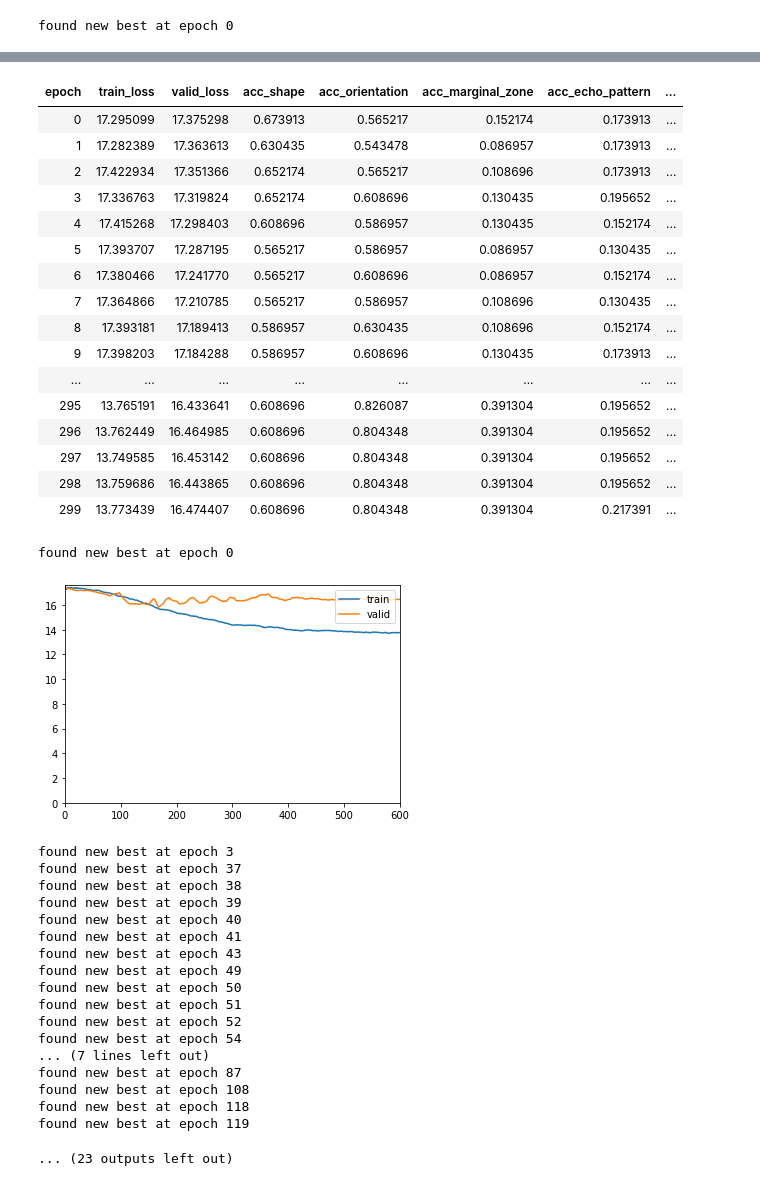
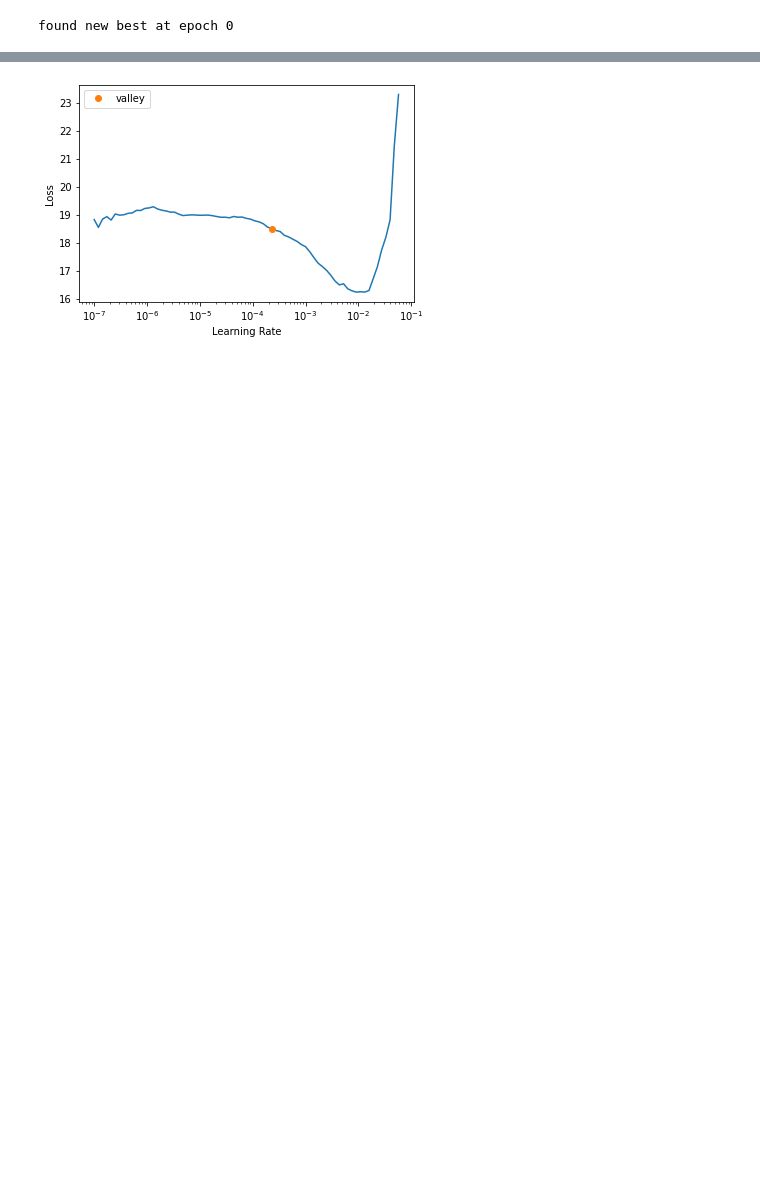
Before and after one commit to joshjarvey/DS785-BUS-Interpretation, a Jupyter notebook: densenet201/DenseNet201 BUS Multitask.ipynb, the cells around one changed output, grey strips where cells are left out. Saved outputs shown, nothing was run; the diff lists cells and outputs as text; code cells hidden in the pictures; blank space fills up the shorter version.

```diff
--- a/densenet201/DenseNet201 BUS Multitask.ipynb
+++ b/densenet201/DenseNet201 BUS Multitask.ipynb
@@ -49,20 +48,15 @@ def calc_median_likelihood(birads_score):
 # %%
 # set number of splits for cv training.
 k=5
-
-  # set to true to write the output to a csv file.
 write_output = False
 
   # specify features to keep from annotations file.
-features_of_interest = ['external_id','pathology','predicted_histology','predicted_birads','shape_acr','orientation','marginal_zone_acr','echo_pattern_acr','posterior_features_acr']
+features_of_interest = ['external_id','pathology','predicted_birads','shape_acr','orientation','marginal_zone_acr','echo_pattern_acr','posterior_features_acr']
 
 df = pd.read_csv('/content/gdrive/MyDrive/BUS Project Home/Datasets/Mayo/mayo_dataset/annotations_histology.csv')[features_of_interest]
 
   # set "elevated risk" to "benign".
 df['pathology'] = np.where(df['pathology']=='Elevated Risk','Benign',df['pathology'])
-
-  # capitalize the value to make it match actual pathology results.
-df['predicted_histology'] = df['predicted_histology'].apply(lambda x: str(x).capitalize())
 
   # remove unknown pathologies, and missing birads scores.
 df = df[df['pathology']!='Unknown']
@@ -71,7 +65,7 @@ df = df[df['predicted_birads'].notna()]
   # calculate median likelihood of malignancy based on ranges - do not convert to decimal.
 df['median_likelihood_of_malignancy'] = df['predicted_birads'].apply(lambda x: calc_median_likelihood(x))
 
-  # FastAI function to get a list of all pre-cropped image files.
+  # get a list of all pre-cropped image files.
 image_urls = get_image_files('/content/gdrive/MyDrive/BUS Project Home/Share_with_group/Jeff_Baggett/bus_data/first_mayo_fastai/images').items
 
   # for each id (x), find all urls associated with that id and affix it to the dataframe as a list of values.
@@ -359,8 +289,6 @@ batch_tfms = [*aug_transforms(size=256,
               Normalize.from_stats(*imagenet_stats)]
 # %%
 from os.path import exists
-
-# This tracker callback triggers when a new best model is found. It writes out the new models metrics, preds, and targets.
 
 class SaveBestMetrics(TrackerCallback):
     order=TrackerCallback.order+4
@@ -369,8 +297,8 @@ class SaveBestMetrics(TrackerCallback):
         comp=np.less, # numpy comparison operator; np.less if monitor is loss, np.greater if monitor is metric.
         min_delta=0., # minimum delta between the last monitor value and the best monitor value.
         reset_on_fit=True, # before model fitting, reset value being monitored to -infinity (if monitor is metric) or +infinity (if monitor is loss).
-        fold=0, # pass in fold to know where to save metrics.
-        length=0, # pass in length of each validation set to know where to save preds.
+        fold=0,
+        length=0
     ):
         super().__init__(monitor=monitor, comp=comp, min_delta=min_delta, reset_on_fit=reset_on_fit)
         self.fold = fold
@@ -381,7 +309,7 @@ class SaveBestMetrics(TrackerCallback):
 
           if self.new_best:
             print(f"found new best at epoch {self.epoch}")
-            metrics_file_name = '/content/gdrive/MyDrive/BUS Project Home/Share_with_group/Josh_Jarvey/cv results/results_metrics_resnet.csv'
+            metrics_file_name = '/content/gdrive/MyDrive/BUS Project Home/Share_with_group/Josh_Jarvey/cv results/results_metrics_densenet2.csv'
               # put together the name of the metrics and the new best values into a dataframe. self in this scope is the actual learner object.
             best_stats = pd.DataFrame([dict(zip(self.recorder.__dict__['metric_names'],self.recorder.__dict__['log']))])
               # if results file doesnt exist, create it. Otherwise, open the file, and either add the new row for the new fold or update its value with the new best value.
@@ -397,7 +325,7 @@ class SaveBestMetrics(TrackerCallback):
 
 
               # PREDS
-            preds_file_name = '/content/gdrive/MyDrive/BUS Project Home/Share_with_group/Josh_Jarvey/cv results/results_preds_resnet.csv'
+            preds_file_name = '/content/gdrive/MyDrive/BUS Project Home/Share_with_group/Josh_Jarvey/cv results/results_preds_densenet2.csv'
             preds=self.pred
             df_preds_current = pd.DataFrame()
 
@@ -420,7 +348,7 @@ class SaveBestMetrics(TrackerCallback):
 
 
               # TARGETS
-            targets_file_name = '/content/gdrive/MyDrive/BUS Project Home/Share_with_group/Josh_Jarvey/cv results/results_targets_resnet.csv'
+            targets_file_name = '/content/gdrive/MyDrive/BUS Project Home/Share_with_group/Josh_Jarvey/cv results/results_targets_densenet2.csv'
             df_targets_current = self.dls.valid.items[['shape_acr','orientation','marginal_zone_acr','echo_pattern_acr','posterior_features_acr','median_likelihood_of_malignancy','pathology']].reset_index().drop("index",axis=1)
 
             if not exists(targets_file_name) or self.fold==0:
@@ -434,4 +417,4 @@ class SaveBestMetrics(TrackerCallback):
 # %%
-from torchvision.models.resnet import ResNet34_Weights
-net = MultiModel(backbone=resnet34(weights=ResNet34_Weights.IMAGENET1K_V1))
+from torchvision.models.densenet import DenseNet201_Weights
+net = MultiModel(backbone=densenet201(weights=DenseNet201_Weights.DEFAULT))
 # %% [output]
@@ -439,25 +422,25 @@ Downloading: "https://download.pytorch.org/models/resnet34-b627a593.pth" to /roo
 # %%
 # k-fold cross-validation training. Each training session uses its own dataloader with the defined validation column
-
+bs=32 # smaller batch size to avoid memory limitations within colab.
 all_preds=[]
 all_targets=[]
 smax = nn.Softmax(dim=0)
-len_valid = [len(df[df[f'fold{i}_is_valid']==1]) for i in range(k)] # get the length of each fold's validation set. This is used in the callback to know where to write up best new results.
+len_valid = [len(df[df[f'fold{i}_is_valid']==1]) for i in range(k)] # get the length of each fold's validation set. This is used in the callback to know where to write the best new results.
 
-
-for i in range(k):
+k=1
+for i in range(k): #need to rerun for last fold....
 
     # create current fold's datablock.
   bus = DataBlock(blocks=blocks,
                   getters=getters,
-                  splitter=ColSplitter(col=f'fold{i}_is_valid'),
+                  splitter=ColSplitter(col=f'fold4_is_valid'),
                   item_tfms=item_tfms,
                   batch_tfms=batch_tfms,
                   n_inp=1)
-  dls = bus.dataloaders(df)
+  dls = bus.dataloaders(df,bs=bs)
 
     # create model.
-  net = MultiModel(backbone=resnet34(weights=ResNet34_Weights.IMAGENET1K_V1))
+  net = MultiModel(backbone=densenet201(weights=DenseNet201_Weights.DEFAULT))
 
     # find initial best learning rate.
   loss_func = MultiTaskLossWrapper(feature_weights=feature_weights,class_weights=class_weights,class_frequencies=class_frequencies,mixup = False)
@@ -534,38 +507,2 @@ found new best at epoch 173
-| epoch | train_loss | valid_loss | acc_shape | acc_orientation | acc_marginal_zone | acc_echo_pattern | ... |
-| 0 | 17.295099 | 17.375298 | 0.673913 | 0.565217 | 0.152174 | 0.173913 | ... |
-| 1 | 17.282389 | 17.363613 | 0.630435 | 0.543478 | 0.086957 | 0.173913 | ... |
-| 2 | 17.422934 | 17.351366 | 0.652174 | 0.565217 | 0.108696 | 0.173913 | ... |
-| 3 | 17.336763 | 17.319824 | 0.652174 | 0.608696 | 0.130435 | 0.195652 | ... |
-| 4 | 17.415268 | 17.298403 | 0.608696 | 0.586957 | 0.130435 | 0.152174 | ... |
-| 5 | 17.393707 | 17.287195 | 0.565217 | 0.586957 | 0.086957 | 0.130435 | ... |
-| 6 | 17.380466 | 17.241770 | 0.565217 | 0.608696 | 0.086957 | 0.152174 | ... |
-| 7 | 17.364866 | 17.210785 | 0.565217 | 0.586957 | 0.108696 | 0.130435 | ... |
-| 8 | 17.393181 | 17.189413 | 0.586957 | 0.630435 | 0.108696 | 0.152174 | ... |
-| 9 | 17.398203 | 17.184288 | 0.586957 | 0.608696 | 0.130435 | 0.173913 | ... |
-| ... | ... | ... | ... | ... | ... | ... | ... |
-| 295 | 13.765191 | 16.433641 | 0.608696 | 0.826087 | 0.391304 | 0.195652 | ... |
-| 296 | 13.762449 | 16.464985 | 0.608696 | 0.804348 | 0.391304 | 0.195652 | ... |
-| 297 | 13.749585 | 16.453142 | 0.608696 | 0.804348 | 0.391304 | 0.195652 | ... |
-| 298 | 13.759686 | 16.443865 | 0.608696 | 0.804348 | 0.391304 | 0.195652 | ... |
-| 299 | 13.773439 | 16.474407 | 0.608696 | 0.804348 | 0.391304 | 0.217391 | ... |
-found new best at epoch 0
-[figure, old version]
+[figure, new version]
-found new best at epoch 3
-found new best at epoch 37
-found new best at epoch 38
-found new best at epoch 39
-found new best at epoch 40
-found new best at epoch 41
-found new best at epoch 43
-found new best at epoch 49
-found new best at epoch 50
-found new best at epoch 51
-found new best at epoch 52
-found new best at epoch 54
-... (7 lines left out)
-found new best at epoch 87
-found new best at epoch 108
-found new best at epoch 118
-found new best at epoch 119
-... (23 outputs left out)
 # %%
```
Also changed, not shown: parts of 17 cells of this notebook.
